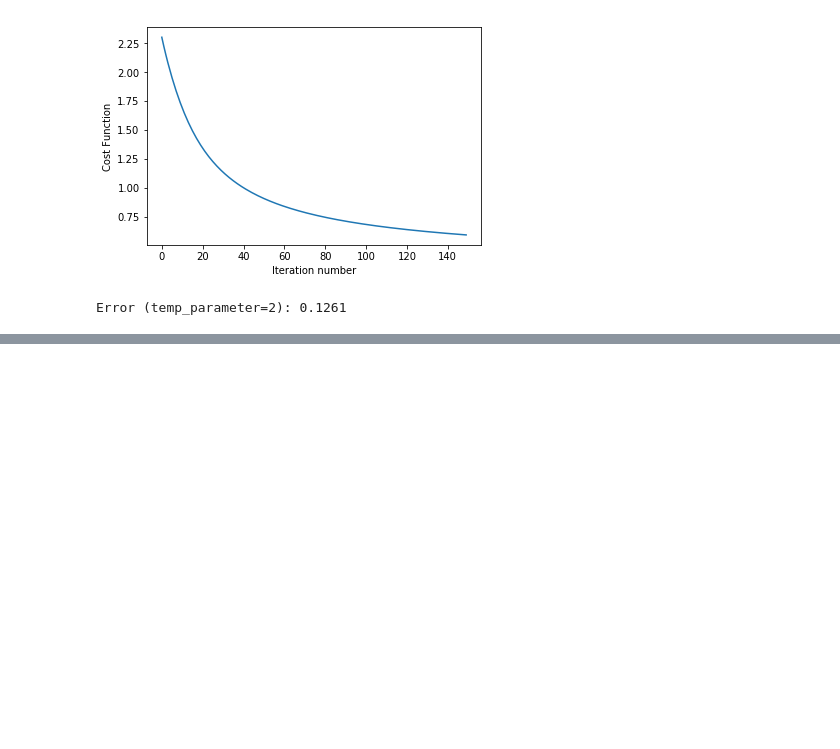
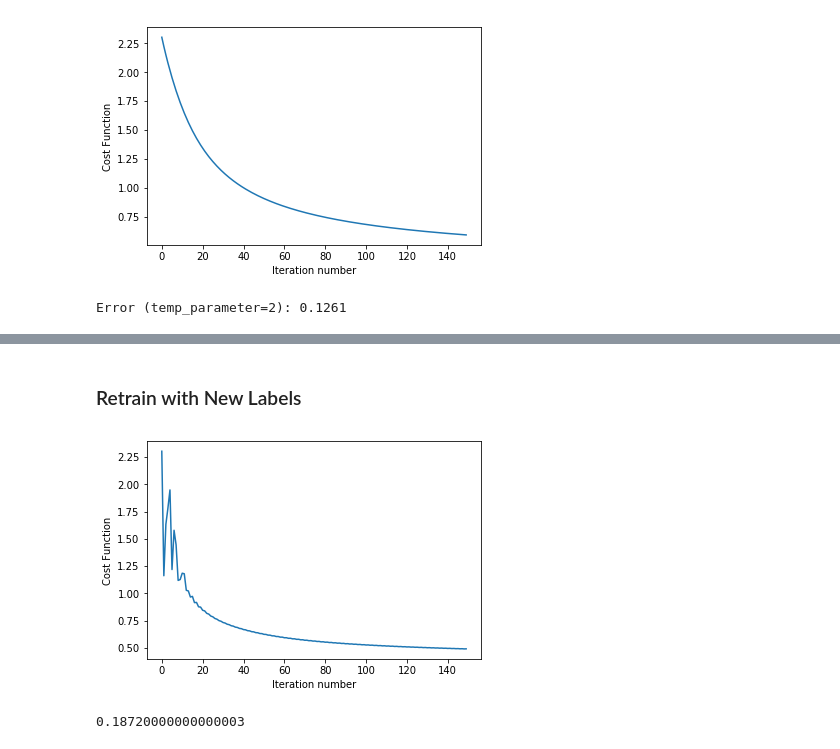
Before and after one commit to vinneenguyen/mitx-machine-learning-with-python-from-linear-models-to-deep-learning, a Jupyter notebook: Project 2: Digit recognition (Part 1)/Multinomial_Regression.ipynb, the cells around one changed output, grey strips where cells are left out. Cells and saved outputs as stored; diff of their text form; code cells hidden in the pictures; blank space fills up the shorter version.

```diff
--- a/Project 2: Digit recognition (Part 1)/Multinomial_Regression.ipynb
+++ b/Project 2: Digit recognition (Part 1)/Multinomial_Regression.ipynb
@@ -70,0 +73,2 @@ Error (temp_parameter=2): 0.1261
+# %%
+main.run_softmax_on_MNIST(temp_parameter=1)
@@ -70,0 +79,7 @@ Error (temp_parameter=2): 0.1261
+# %% [markdown]
+### Retrain with New Labels
+# %%
+main.run_softmax_on_MNIST_mod3(temp_parameter=1)
+# %% [output]
+[figure, added]
+0.18720000000000003
```
Also changed, not shown: parts of 3 cells of this notebook.
